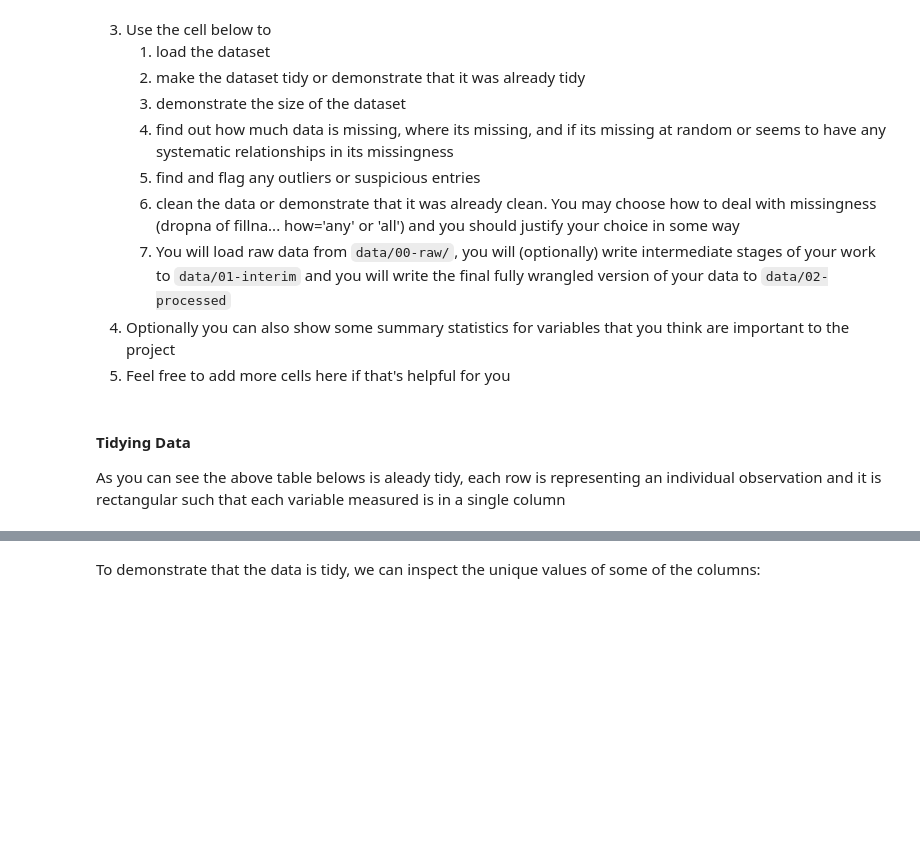
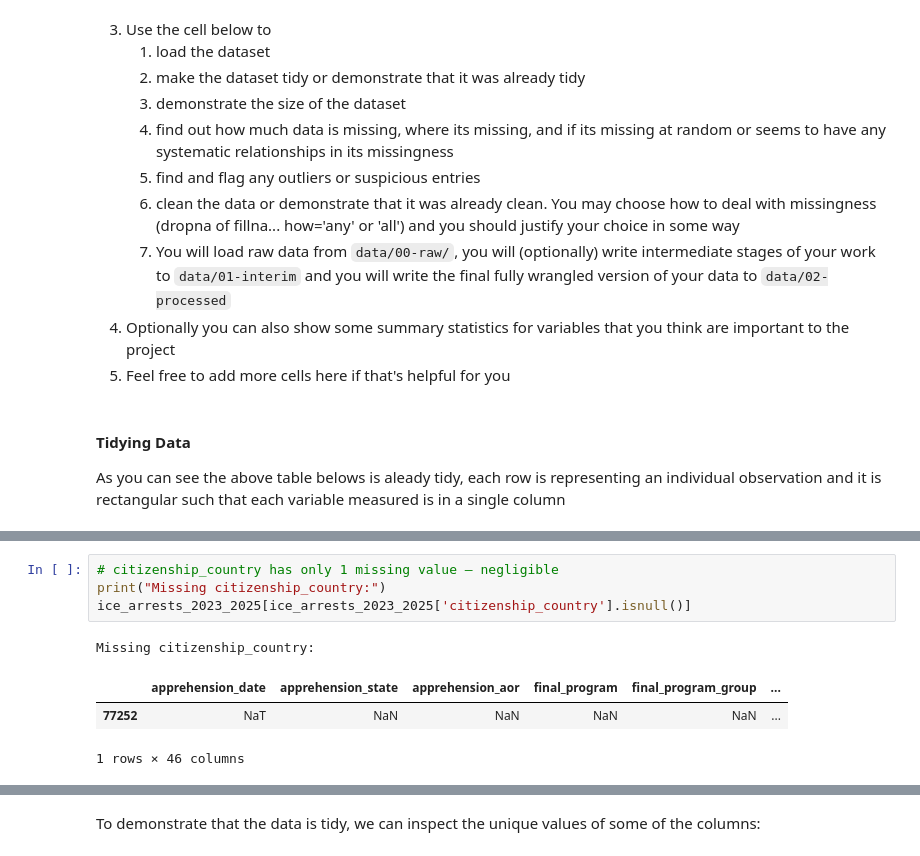
Before and after one commit to COGS108/Group109_WI26, a Jupyter notebook: 01-DataCheckpoint.ipynb, the cells around one changed output, grey strips where cells are left out. Saved outputs shown, nothing was run; the diff lists cells and outputs as text; blank space fills up the shorter version.

```diff
--- a/01-DataCheckpoint.ipynb
+++ b/01-DataCheckpoint.ipynb
@@ -177,0 +211,9 @@ ice_arrests_2023_2025.head()
+# %%
+# citizenship_country has only 1 missing value — negligible
+print("Missing citizenship_country:")
+ice_arrests_2023_2025[ice_arrests_2023_2025['citizenship_country'].isnull()]
+# %% [output]
+Missing citizenship_country:
+|  | apprehension_date | apprehension_state | apprehension_aor | final_program | final_program_group | ... |
+| 77252 | NaT | NaN | NaN | NaN | NaN | ... |
+1 rows × 46 columns
```
Also changed, not shown: parts of 29 cells of this notebook.
